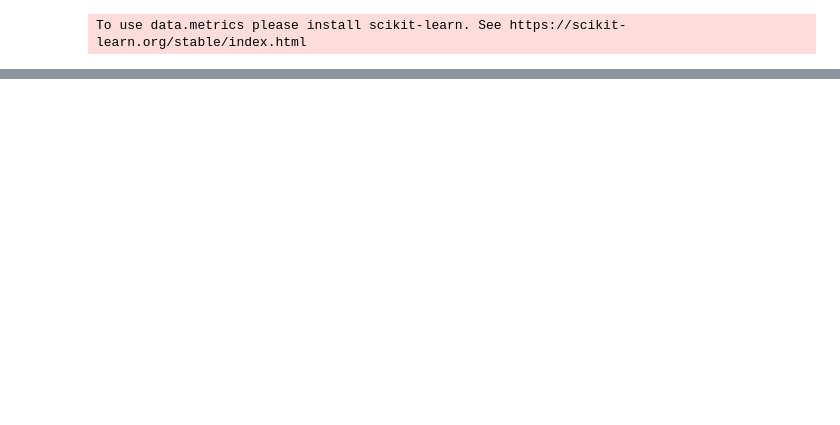
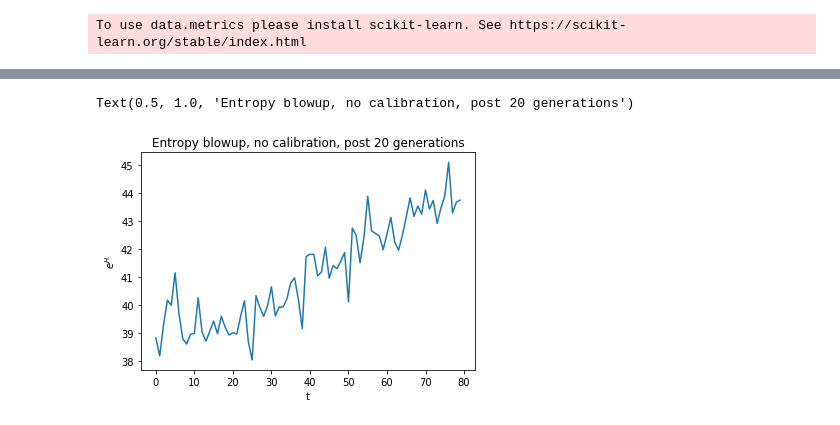
Before and after one commit to mikkyhu/transformers, a Jupyter notebook: notebooks/120219_report.ipynb, the cells around one changed output, grey strips where cells are left out. Cells and saved outputs as stored; diff of their text form; code cells hidden in the pictures; blank space fills up the shorter version.

```diff
--- a/notebooks/120219_report.ipynb
+++ b/notebooks/120219_report.ipynb
@@ -29,0 +37,8 @@ plt.plot(np.exp(data['avg_ents'][0][20:]))
+# %%
+plt.plot(np.exp(data[20:]))
+plt.xlabel('t')
+plt.ylabel('$e^H$')
+plt.title('Entropy blowup, no calibration, post 20 generations')
+# %% [output]
+Text(0.5, 1.0, 'Entropy blowup, no calibration, post 20 generations')
+[figure, added]
```
Also changed, not shown: parts of 25 cells of this notebook, 19 other files.
